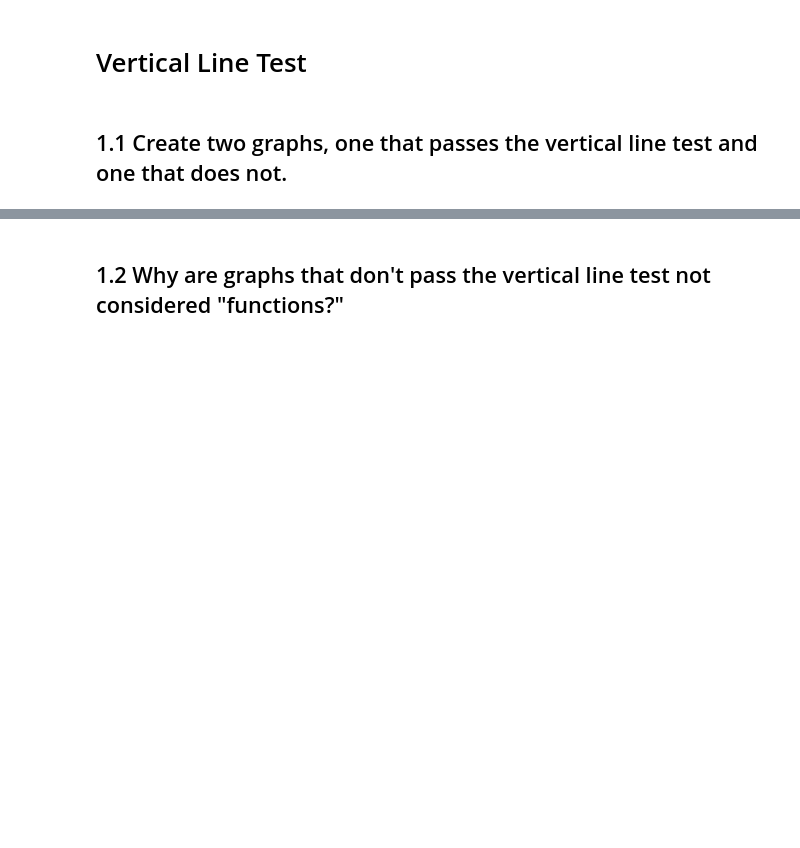
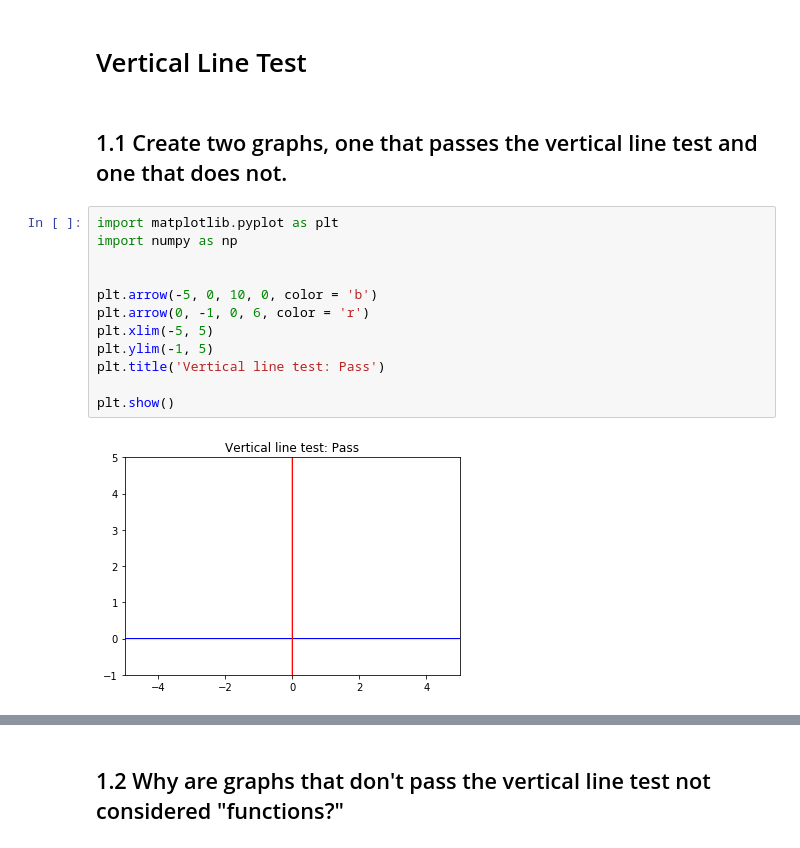
Before and after one commit to bloominstituteoftechnology/DS-Unit-1-Sprint-3-Linear-Algebra, a Jupyter notebook: module3-dimensionality-reduction/D3_High_Dimensional_Data_Assignment.ipynb, the cells around one changed output, grey strips where cells are left out. Saved outputs shown, nothing was run; the diff lists cells and outputs as text; blank space fills up the shorter version.

```diff
--- a/module3-dimensionality-reduction/D3_High_Dimensional_Data_Assignment.ipynb
+++ b/module3-dimensionality-reduction/D3_High_Dimensional_Data_Assignment.ipynb
@@ -4,3 +4,17 @@
 # Vertical Line Test
 # %% [markdown]
 ## 1.1 Create two graphs, one that passes the vertical line test and one that does not.
+# %%
+import matplotlib.pyplot as plt
+import numpy as np
+
+
+plt.arrow(-5, 0, 10, 0, color = 'b')
+plt.arrow(0, -1, 0, 6, color = 'r')
+plt.xlim(-5, 5)
+plt.ylim(-1, 5)
+plt.title('Vertical line test: Pass')
+
+plt.show()
+# %% [output]
+[figure, added]
```
Also changed, not shown: parts of 21 cells of this notebook.
